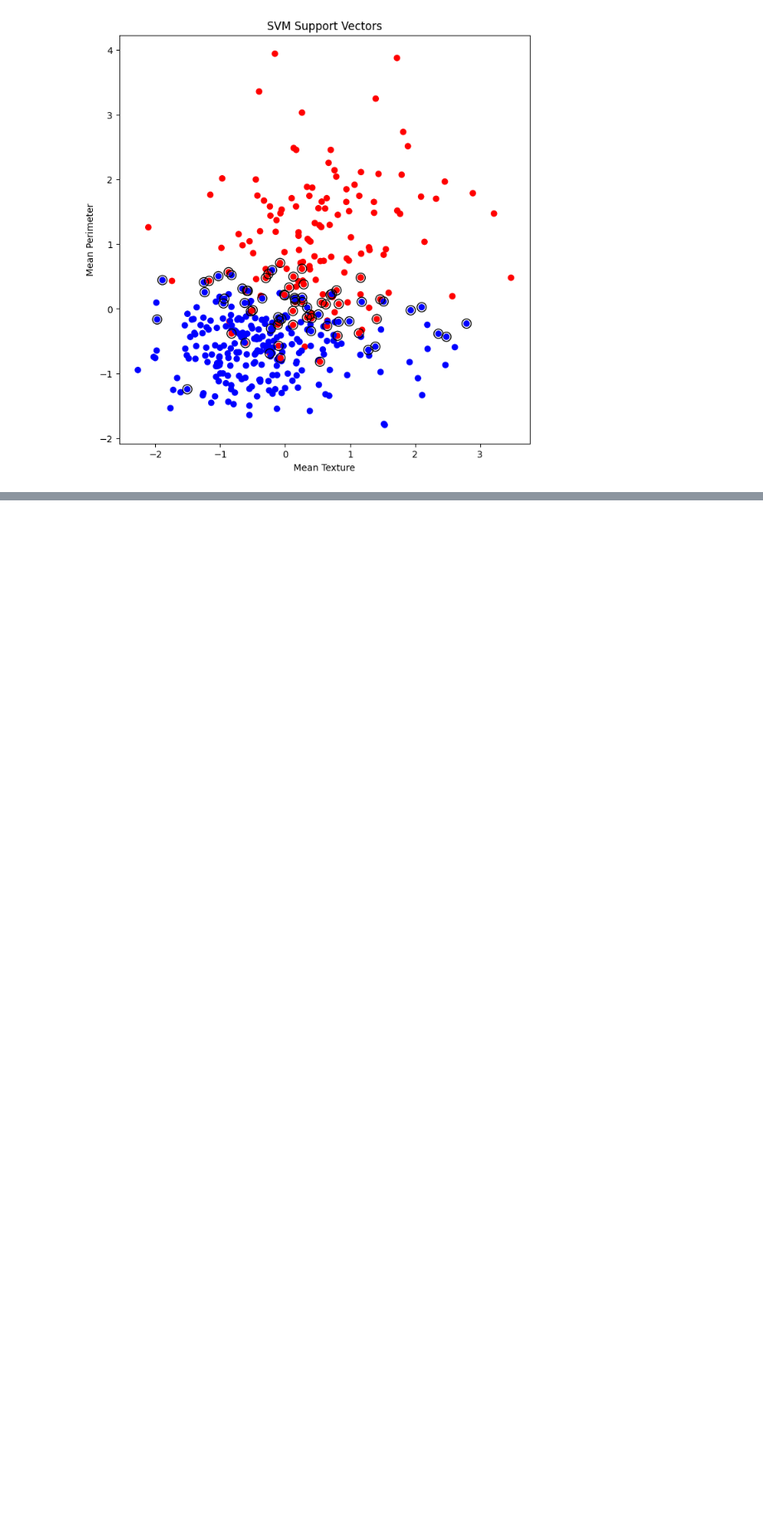
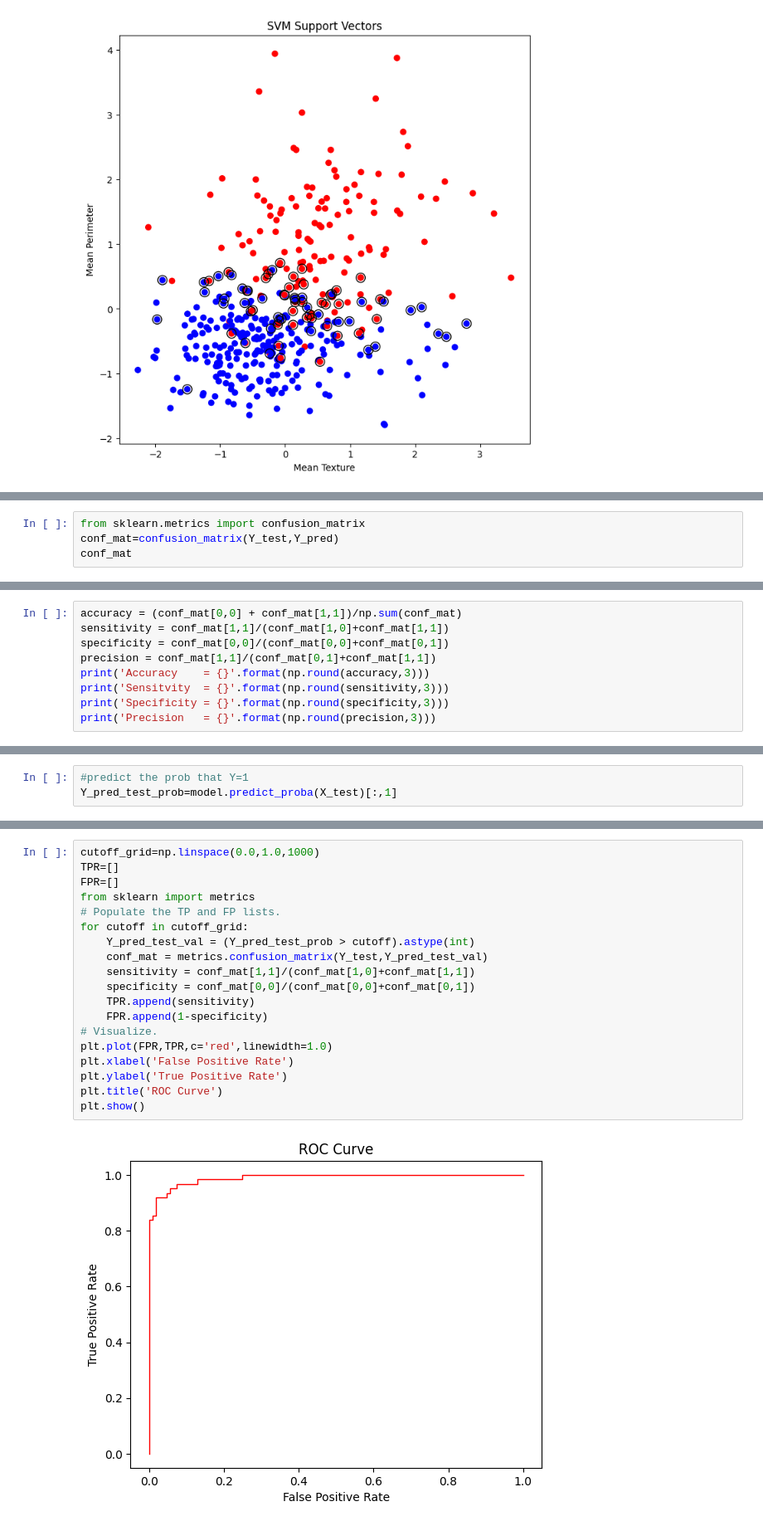
Before and after one commit to DevPro13/SVM_Visualization, a Jupyter notebook: SuportVectorMachineVisualizationWithBreastCancerDataset.ipynb, the cells around one changed output, grey strips where cells are left out. Shown at 83% size. Cells and saved outputs as stored; diff of their text form; blank space fills up the shorter version.

```diff
--- a/SuportVectorMachineVisualizationWithBreastCancerDataset.ipynb
+++ b/SuportVectorMachineVisualizationWithBreastCancerDataset.ipynb
@@ -328,0 +332,4 @@ array([[107,   2],
+# %%
+from sklearn.metrics import confusion_matrix
+conf_mat=confusion_matrix(Y_test,Y_pred)
+conf_mat
@@ -328,0 +339,9 @@ array([[107,   2],
+# %%
+accuracy = (conf_mat[0,0] + conf_mat[1,1])/np.sum(conf_mat)
+sensitivity = conf_mat[1,1]/(conf_mat[1,0]+conf_mat[1,1])
+specificity = conf_mat[0,0]/(conf_mat[0,0]+conf_mat[0,1])
+precision = conf_mat[1,1]/(conf_mat[0,1]+conf_mat[1,1])
+print('Accuracy    = {}'.format(np.round(accuracy,3)))
+print('Sensitvity  = {}'.format(np.round(sensitivity,3)))
+print('Specificity = {}'.format(np.round(specificity,3)))
+print('Precision   = {}'.format(np.round(precision,3)))
@@ -328,0 +353,3 @@ array([[107,   2],
+# %%
+#predict the prob that Y=1
+Y_pred_test_prob=model.predict_proba(X_test)[:,1]
@@ -329,2 +358,23 @@ array([[107,   2],
+# %%
+cutoff_grid=np.linspace(0.0,1.0,1000)
+TPR=[]
+FPR=[]
+from sklearn import metrics
+# Populate the TP and FP lists.
+for cutoff in cutoff_grid:
+    Y_pred_test_val = (Y_pred_test_prob > cutoff).astype(int)
+    conf_mat = metrics.confusion_matrix(Y_test,Y_pred_test_val)
+    sensitivity = conf_mat[1,1]/(conf_mat[1,0]+conf_mat[1,1])
+    specificity = conf_mat[0,0]/(conf_mat[0,0]+conf_mat[0,1])
+    TPR.append(sensitivity)
+    FPR.append(1-specificity)
+# Visualize.
+plt.plot(FPR,TPR,c='red',linewidth=1.0)
+plt.xlabel('False Positive Rate')
+plt.ylabel('True Positive Rate')
+plt.title('ROC Curve')
+plt.show()
+# %% [output]
+[figure, added]
 # %% [markdown]
 ## Conclusion
```
Also changed, not shown: parts of 20 cells of this notebook.
